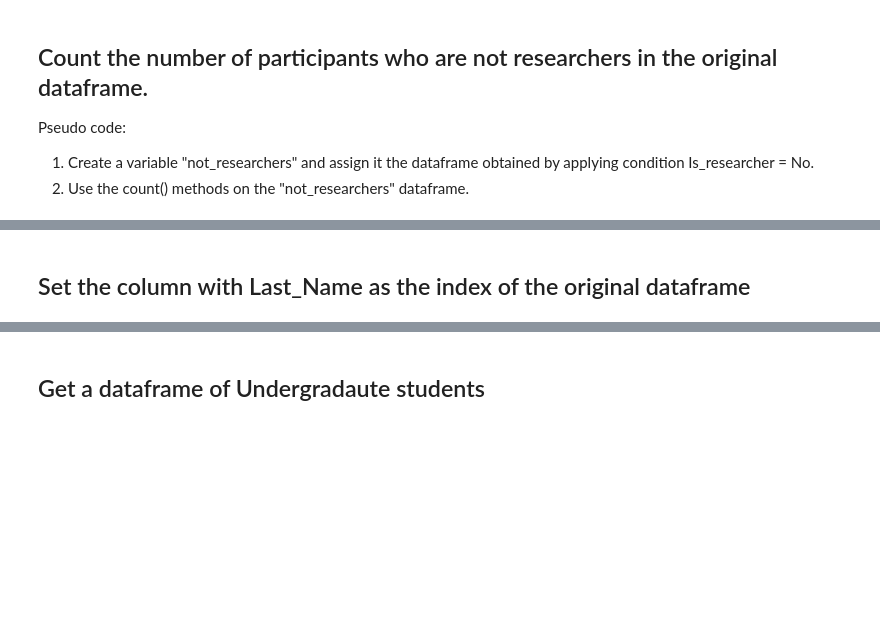
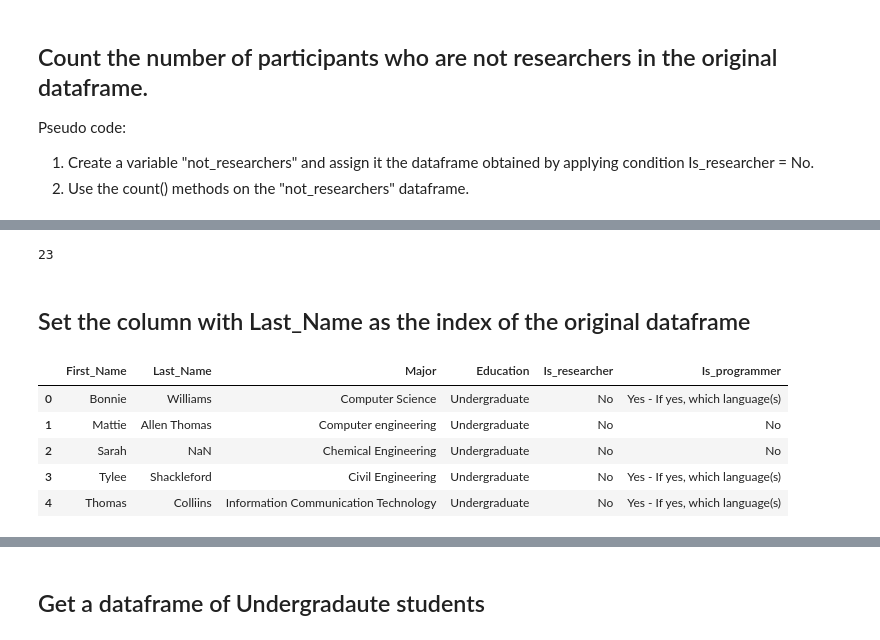
Before and after one commit to vinayak2019/UK_Bootcamp, a Jupyter notebook: 2023/Solutions/Data_analysis_pandas.ipynb, the cells around one changed output, grey strips where cells are left out. Saved outputs shown, nothing was run; the diff lists cells and outputs as text; code cells hidden in the pictures; blank space fills up the shorter version.

```diff
--- a/2023/Solutions/Data_analysis_pandas.ipynb
+++ b/2023/Solutions/Data_analysis_pandas.ipynb
@@ -180,4 +202,6 @@ Pseudo code:
 # %%
-not_reseachers =
+not_reseachers.count()["Is_researcher"]
+# %% [output]
+23
 # %% [markdown]
 ## Set the column with Last_Name as the index of the original dataframe
@@ -185,0 +208,9 @@ not_reseachers =
+# %%
+df.head()
+# %% [output]
+|  | First_Name | Last_Name | Major | Education | Is_researcher | Is_programmer |
+| 0 | Bonnie | Williams | Computer Science | Undergraduate | No | Yes - If yes, which language(s) |
+| 1 | Mattie | Allen Thomas | Computer engineering | Undergraduate | No | No |
+| 2 | Sarah | NaN | Chemical Engineering | Undergraduate | No | No |
+| 3 | Tylee | Shackleford | Civil Engineering | Undergraduate | No | Yes - If yes, which language(s) |
+| 4 | Thomas | Colliins | Information Communication Technology | Undergraduate | No | Yes - If yes, which language(s) |
```
Also changed, not shown: parts of 28 cells of this notebook.
